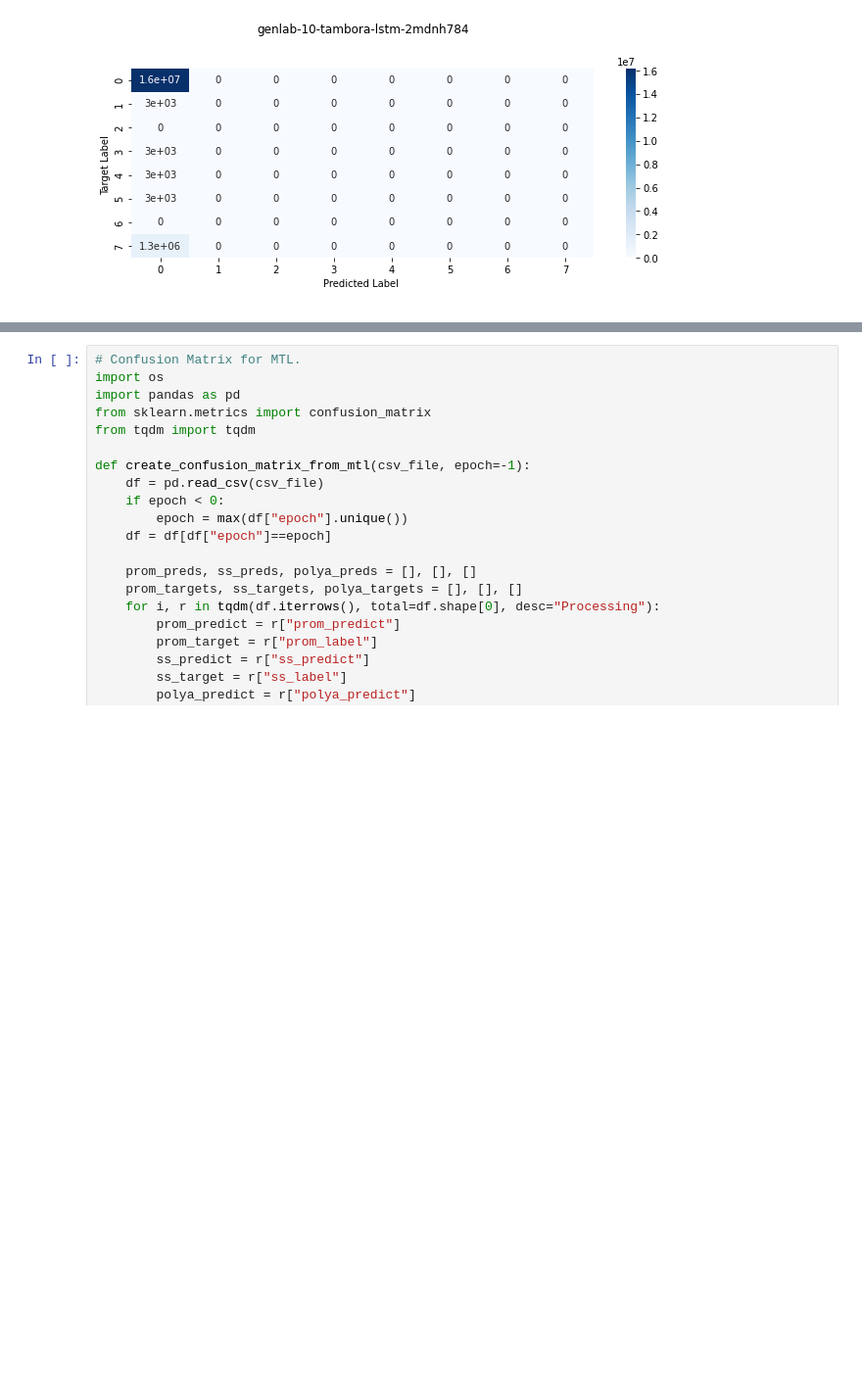
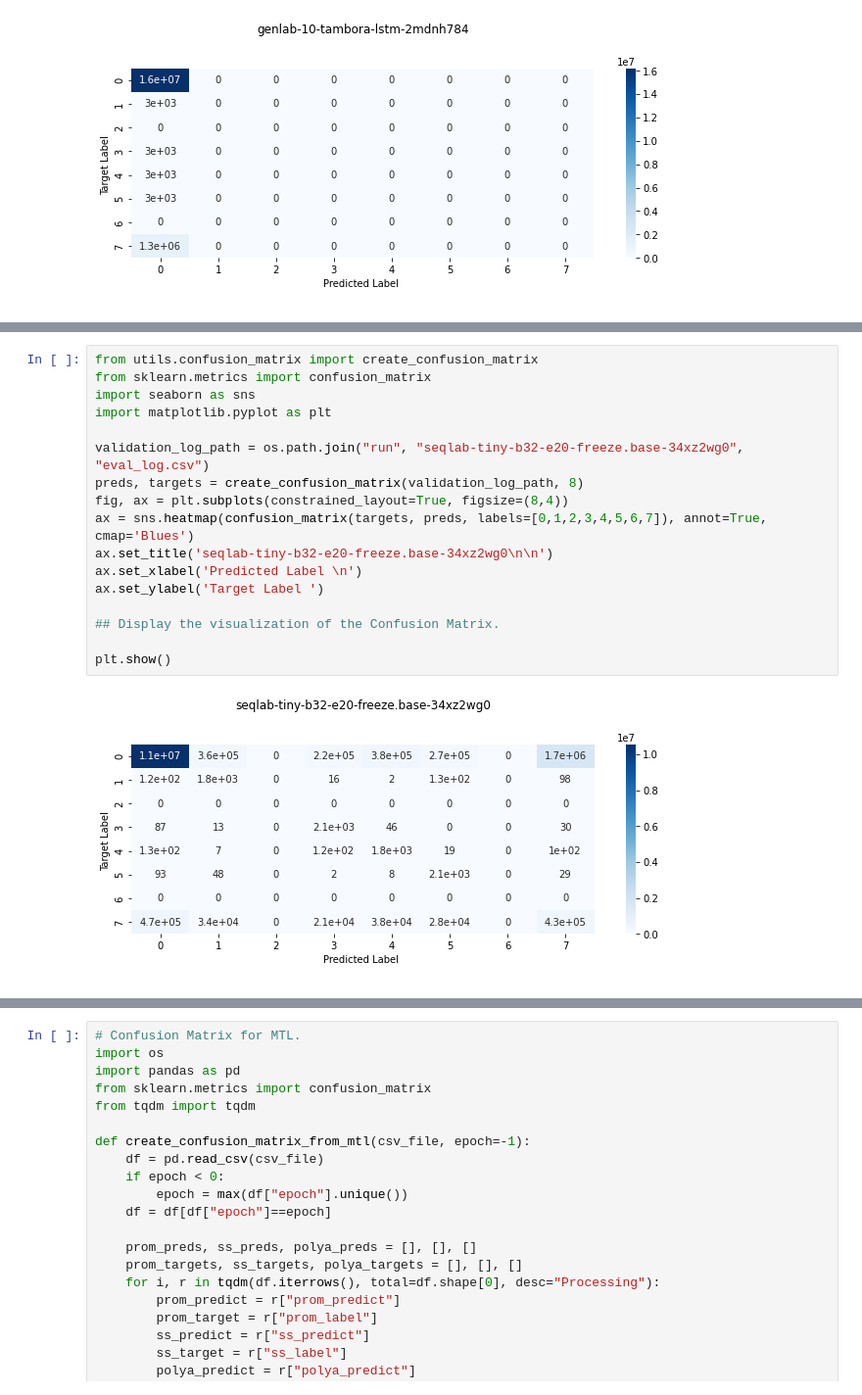
Before and after one commit to anwari32/sequence-processing, a Jupyter notebook: visualisation.ipynb, the cells around one changed output, grey strips where cells are left out. Shown at 98% size. Drawn from its saved outputs; the diff is of its cells as text; blank space fills up the shorter version.

```diff
--- a/visualisation.ipynb
+++ b/visualisation.ipynb
@@ -407,0 +427,19 @@ plt.show()
+# %%
+from utils.confusion_matrix import create_confusion_matrix
+from sklearn.metrics import confusion_matrix
+import seaborn as sns
+import matplotlib.pyplot as plt
+
+validation_log_path = os.path.join("run", "seqlab-tiny-b32-e20-freeze.base-34xz2wg0", "eval_log.csv")
+preds, targets = create_confusion_matrix(validation_log_path, 8)
+fig, ax = plt.subplots(constrained_layout=True, figsize=(8,4))
+ax = sns.heatmap(confusion_matrix(targets, preds, labels=[0,1,2,3,4,5,6,7]), annot=True, cmap='Blues')
+ax.set_title('seqlab-tiny-b32-e20-freeze.base-34xz2wg0\n\n')
+ax.set_xlabel('Predicted Label \n')
+ax.set_ylabel('Target Label ')
+
+## Display the visualization of the Confusion Matrix.
+
+plt.show()
+# %% [output]
+[figure, added]
```
Also changed, not shown: parts of 3 cells of this notebook, 2 other files.
